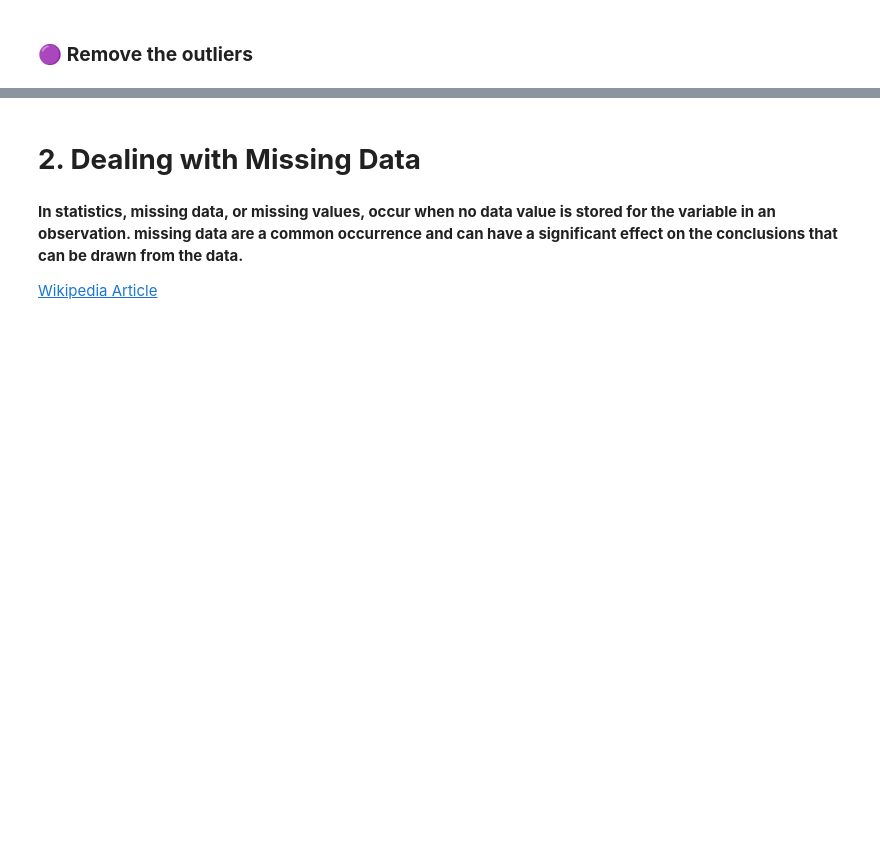
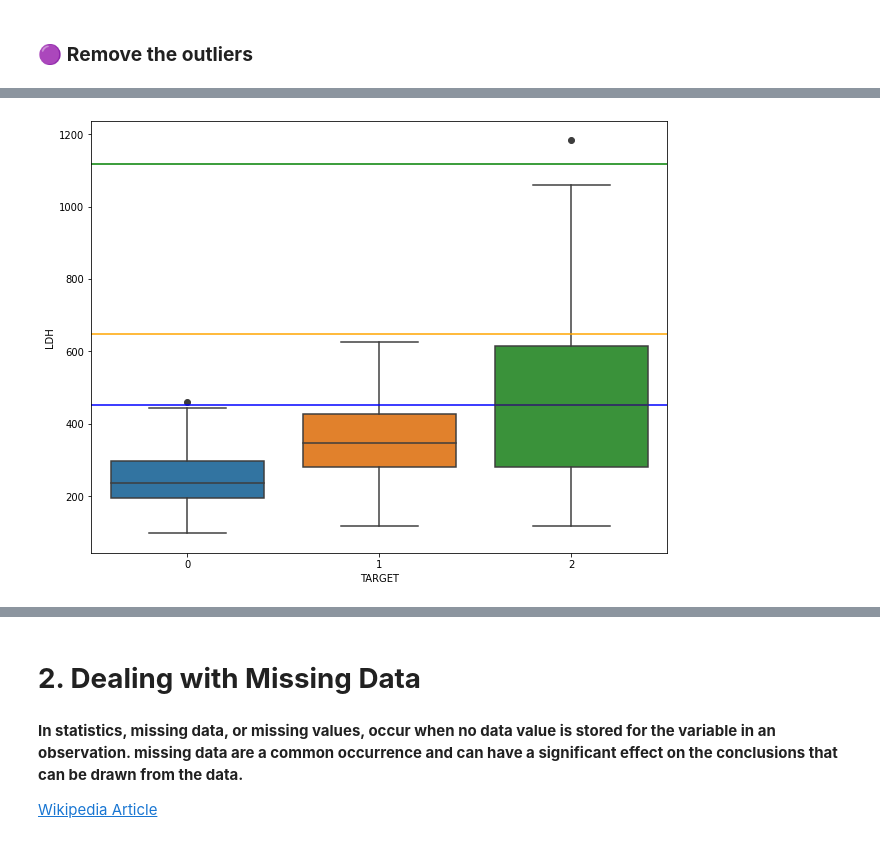
Before and after one commit to Ghasemi-F2023/Machine_Learning, a Jupyter notebook: Data Preparation2.ipynb, the cells around one changed output, grey strips where cells are left out. Drawn from its saved outputs; the diff is of its cells as text; code cells hidden in the pictures; blank space fills up the shorter version.

```diff
--- a/Data Preparation2.ipynb
+++ b/Data Preparation2.ipynb
@@ -40,0 +196,10 @@ Data preparation is the process of cleaning and transforming raw data prior to p
+# %%
+def drop_outliers(df,Target, feature):
+    ubs=[]
+    ubs=upperbound(df,Target, feature)
+
+    for T in range(len(df[feature].unique())):
+
+        df = df.drop(index= df[ df[Target] == T ][feature][df[feature] > ubs[T]].index, axis=0)
+
+    return df
@@ -40,0 +212,6 @@ Data preparation is the process of cleaning and transforming raw data prior to p
+# %%
+df = drop_outliers(df,'TARGET', 'LDH')
+# %%
+boxplot(df,'TARGET', 'LDH')
+# %% [output]
+[figure, added]
```
Also changed, not shown: parts of 101 cells of this notebook.
